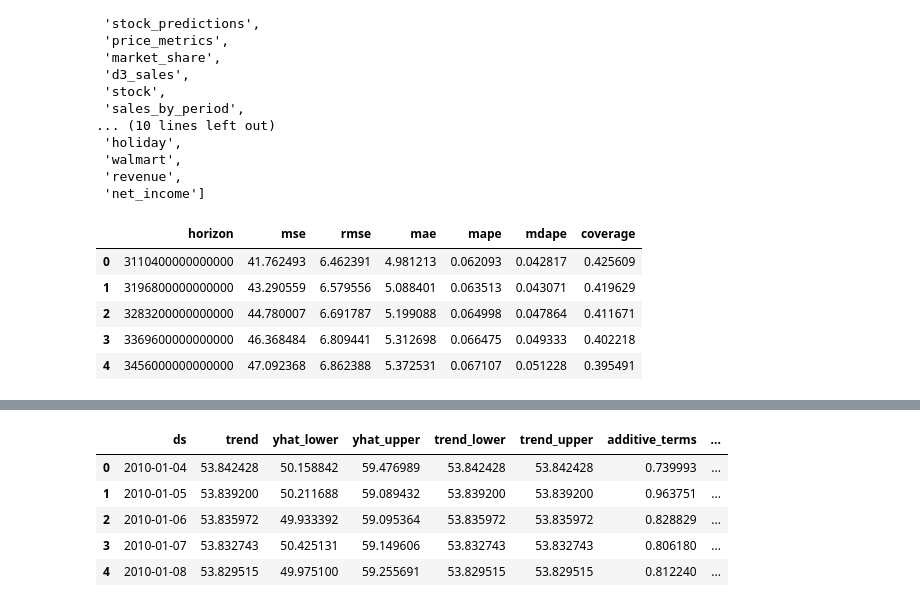
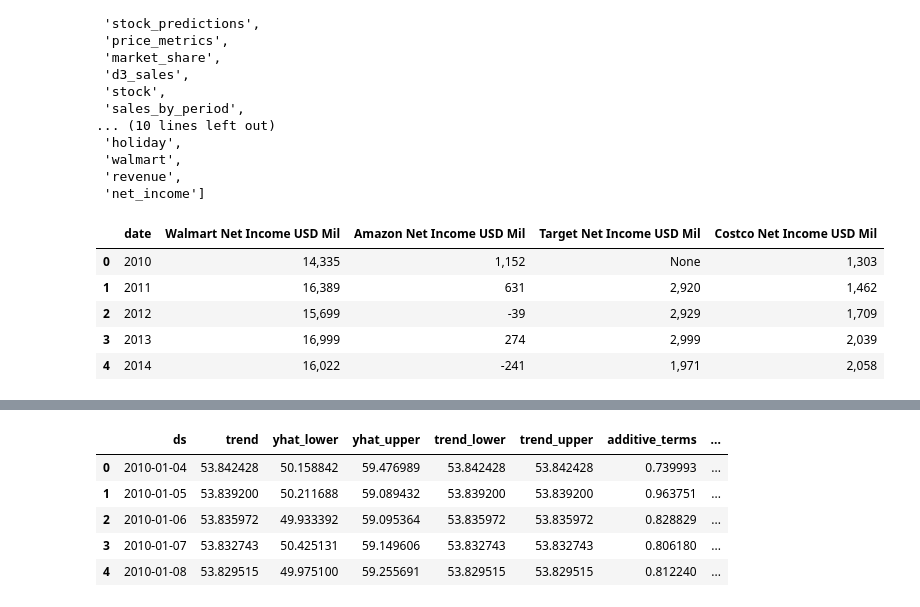
Before and after one commit to beckyydo/retail-machine-learning, a Jupyter notebook: WMT Stock Predictions using FB Prophet.ipynb, the cells around one changed output, grey strips where cells are left out. Cells and saved outputs as stored; diff of their text form; code cells hidden in the pictures.

```diff
--- a/WMT Stock Predictions using FB Prophet.ipynb
+++ b/WMT Stock Predictions using FB Prophet.ipynb
@@ -415,11 +415,11 @@ engine.table_names()
  'revenue',
  'net_income']
 # %%
-pd.read_sql_query('''SELECT * FROM price_metrics LIMIT 5''', engine)
+pd.read_sql_query('''SELECT * FROM net_income LIMIT 5''', engine)
 # %% [output]
-|  | horizon | mse | rmse | mae | mape | mdape | coverage |
-| 0 | 3110400000000000 | 41.762493 | 6.462391 | 4.981213 | 0.062093 | 0.042817 | 0.425609 |
-| 1 | 3196800000000000 | 43.290559 | 6.579556 | 5.088401 | 0.063513 | 0.043071 | 0.419629 |
-| 2 | 3283200000000000 | 44.780007 | 6.691787 | 5.199088 | 0.064998 | 0.047864 | 0.411671 |
-| 3 | 3369600000000000 | 46.368484 | 6.809441 | 5.312698 | 0.066475 | 0.049333 | 0.402218 |
-| 4 | 3456000000000000 | 47.092368 | 6.862388 | 5.372531 | 0.067107 | 0.051228 | 0.395491 |
+|  | date | Walmart Net Income USD Mil | Amazon Net Income USD Mil | Target Net Income USD Mil | Costco Net Income USD Mil |
+| 0 | 2010 | 14,335 | 1,152 | None | 1,303 |
+| 1 | 2011 | 16,389 | 631 | 2,920 | 1,462 |
+| 2 | 2012 | 15,699 | -39 | 2,929 | 1,709 |
+| 3 | 2013 | 16,999 | 274 | 2,999 | 2,039 |
+| 4 | 2014 | 16,022 | -241 | 1,971 | 2,058 |
```
Also changed, not shown: parts of 1 cell of this notebook, 1 other file.
